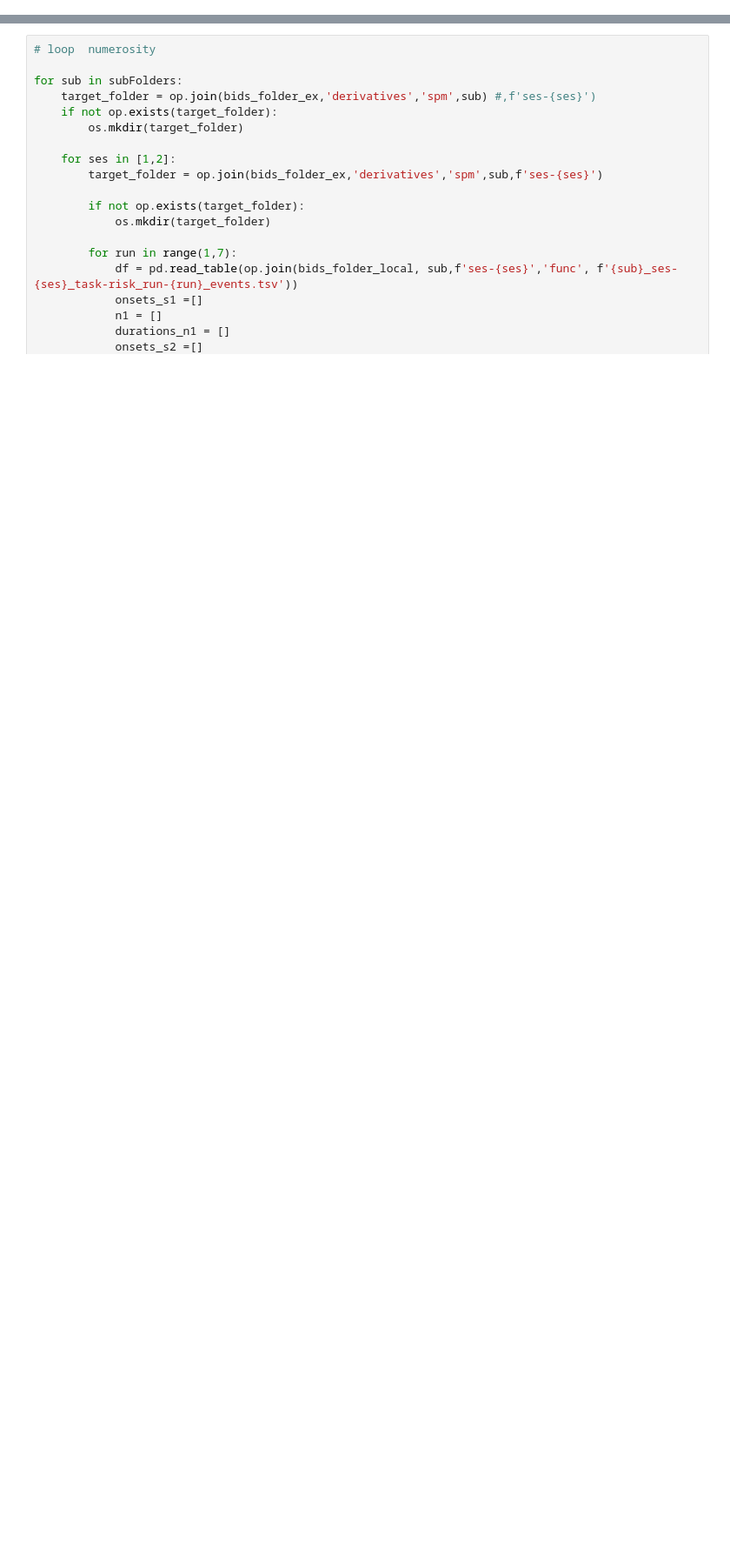
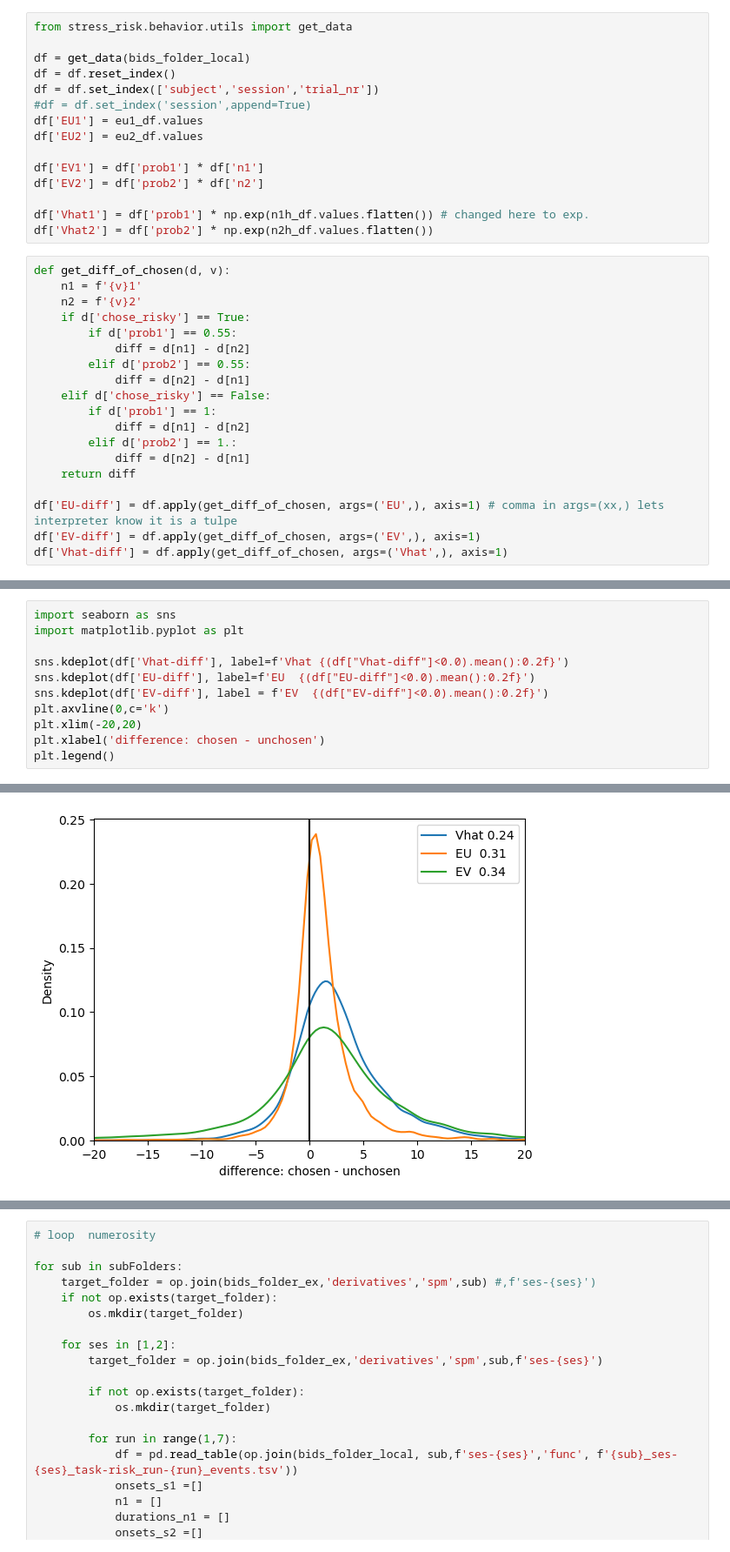
Before and after one commit to Gilles86/stress_risk, a Jupyter notebook: stress_risk/fmri_analysis/glm_classic/create_evenstFiles.ipynb, the cells around one changed output, grey strips where cells are left out. Shown: that part at 87% size. Drawn from its saved outputs; the diff is of its cells as text; blank space fills up the shorter version.

```diff
--- a/stress_risk/fmri_analysis/glm_classic/create_evenstFiles.ipynb
+++ b/stress_risk/fmri_analysis/glm_classic/create_evenstFiles.ipynb
@@ -15,2 +32,36 @@ df = pd.read_table('/Users/mrenke/data/ds-stressrisk/sub-01/ses-1/func/sub-01_se
+# %%
+from stress_risk.behavior.utils import get_data
+
+df = get_data(bids_folder_local)
+df = df.reset_index()
+df = df.set_index(['subject','session','trial_nr'])
+#df = df.set_index('session',append=True)
+df['EU1'] = eu1_df.values
+df['EU2'] = eu2_df.values
+
+df['EV1'] = df['prob1'] * df['n1']
+df['EV2'] = df['prob2'] * df['n2']
+
+df['Vhat1'] = df['prob1'] * np.exp(n1h_df.values.flatten()) # changed here to exp.
+df['Vhat2'] = df['prob2'] * np.exp(n2h_df.values.flatten())
+# %%
+def get_diff_of_chosen(d, v):
+    n1 = f'{v}1'
+    n2 = f'{v}2'
+    if d['chose_risky'] == True:
+        if d['prob1'] == 0.55:
+            diff = d[n1] - d[n2]
+        elif d['prob2'] == 0.55:
+            diff = d[n2] - d[n1]
+    elif d['chose_risky'] == False:
+        if d['prob1'] == 1:
+            diff = d[n1] - d[n2]
+        elif d['prob2'] == 1.:
+            diff = d[n2] - d[n1]
+    return diff
+
+df['EU-diff'] = df.apply(get_diff_of_chosen, args=('EU',), axis=1) # comma in args=(xx,) lets interpreter know it is a tulpe
+df['EV-diff'] = df.apply(get_diff_of_chosen, args=('EV',), axis=1)
+df['Vhat-diff'] = df.apply(get_diff_of_chosen, args=('Vhat',), axis=1)
 # %%
 df
@@ -39,0 +83,12 @@ durations_n2 = durations_n1
+# %%
+import seaborn as sns
+import matplotlib.pyplot as plt
+
+sns.kdeplot(df['Vhat-diff'], label=f'Vhat {(df["Vhat-diff"]<0.0).mean():0.2f}')
+sns.kdeplot(df['EU-diff'], label=f'EU  {(df["EU-diff"]<0.0).mean():0.2f}')
+sns.kdeplot(df['EV-diff'], label = f'EV  {(df["EV-diff"]<0.0).mean():0.2f}')
+plt.axvline(0,c='k')
+plt.xlim(-20,20)
+plt.xlabel('difference: chosen - unchosen')
+plt.legend()
+# %% [output]
@@ -39,0 +96 @@ durations_n2 = durations_n1
+[figure, added]
```
Also changed, not shown: parts of 13 cells of this notebook, 19 other files.
